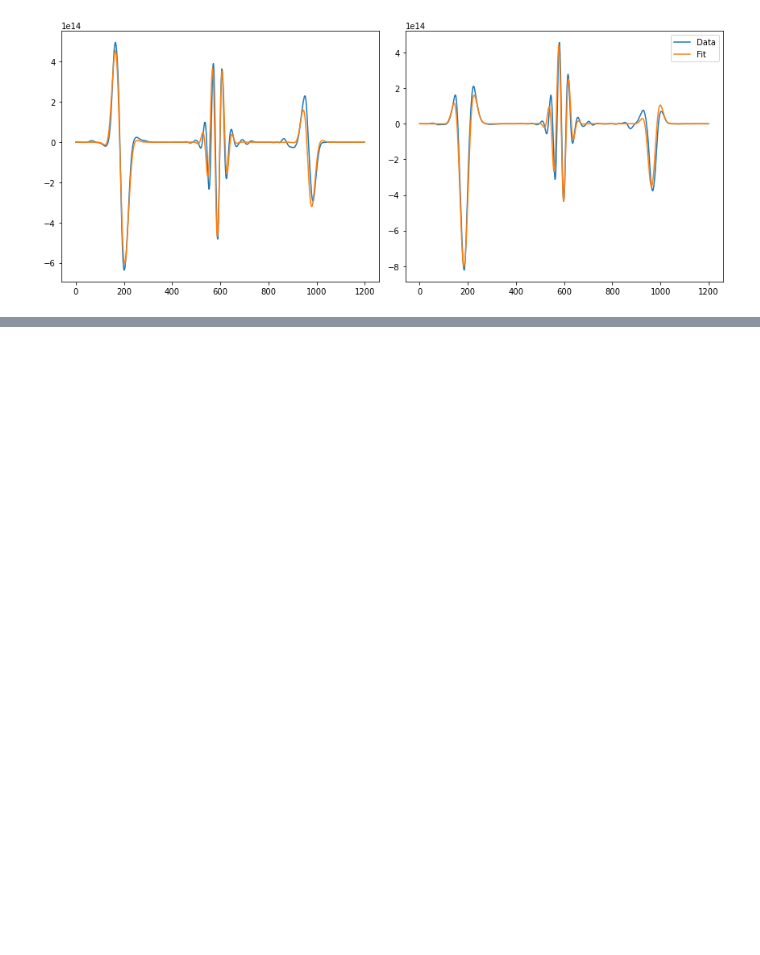
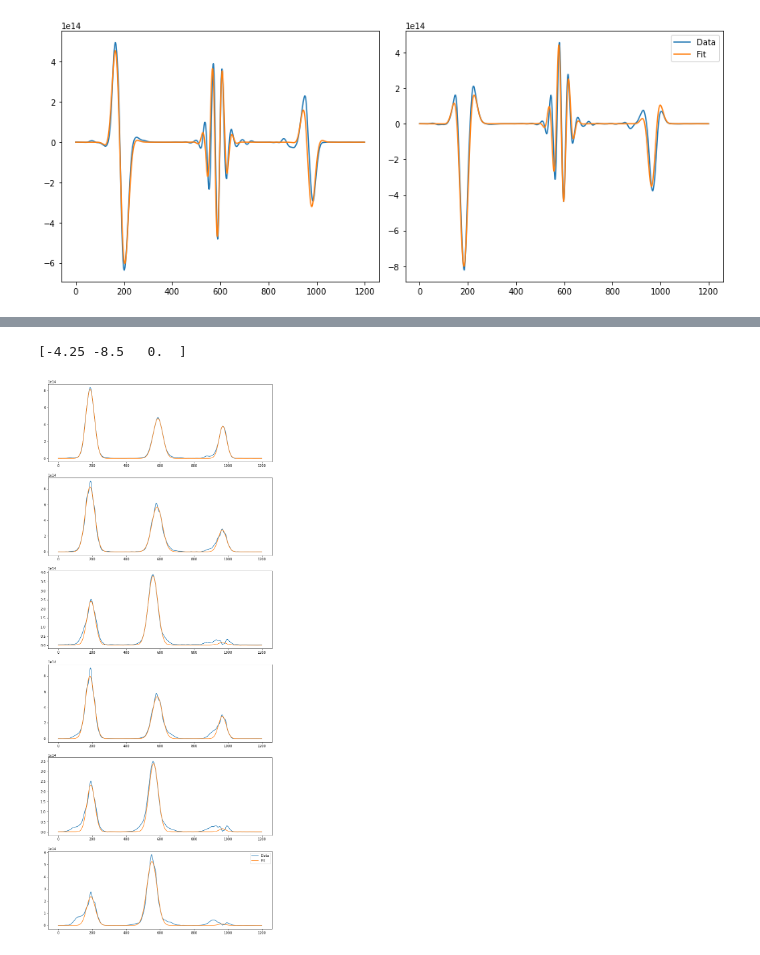
Before and after one commit to bmxdemo/bmxobs, a Jupyter notebook: towards1.ipynb, the cells around one changed output, grey strips where cells are left out. Drawn from its saved outputs; the diff is of its cells as text; code cells hidden in the pictures; blank space fills up the shorter version.

```diff
--- a/towards1.ipynb
+++ b/towards1.ipynb
@@ -272,0 +377,21 @@ plt.show()
+# %%
+fit = least_squares(ampFit,[-4.25,-8.5,0],
+                    bounds=([-6,-12,-4],[-2,-6,4]))
+params = fit.x
+print(params)
+# %% [output]
+[-4.25 -8.5   0.  ]
+# %%
+dat,fit = showAmp(params)
+
+fig = plt.figure(figsize = (12,5*len(channels)))
+axes = fig.subplots(nrows= len(dat))
+
+for i,ch in enumerate(channels):
+    axes[i].plot(dat[i],label='Data')
+    axes[i].plot(fit[i],label='Fit')
+
+plt.legend()
+plt.show()
+# %% [output]
+[figure, added]
```
Also changed, not shown: parts of 8 cells of this notebook, 1 other file.
